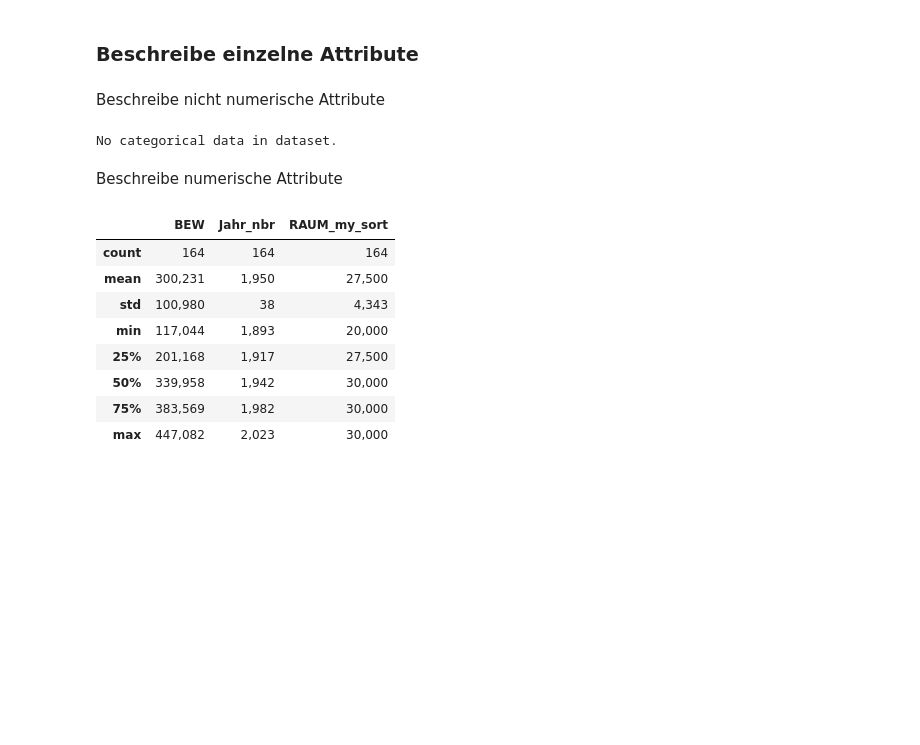
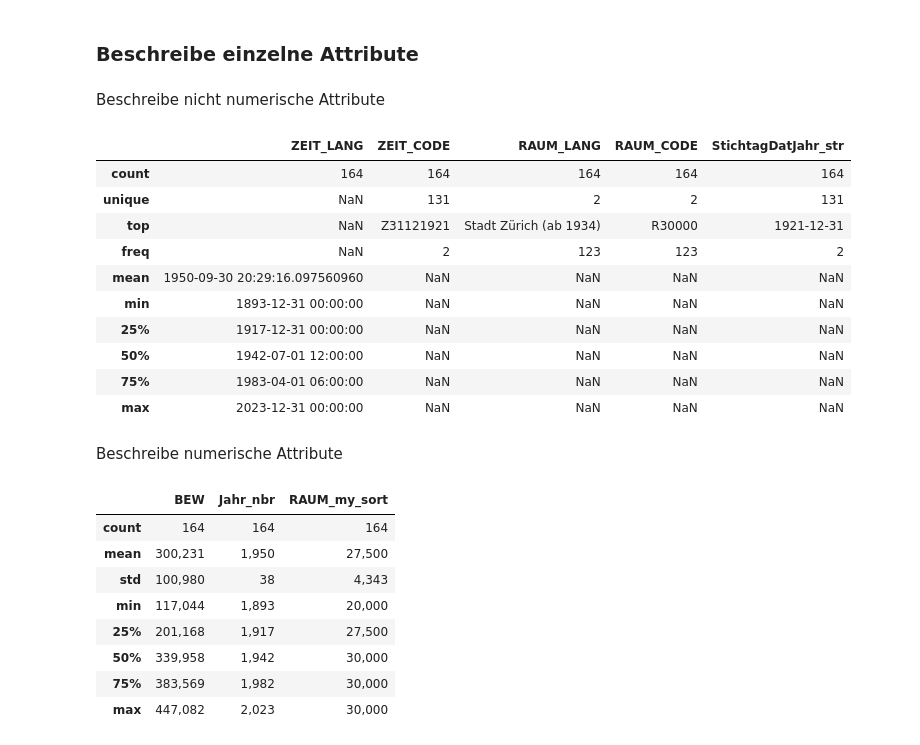
Before and after one commit to DonGoginho/colab, a Jupyter notebook: losd/org_ipynb/bev3243_losd_bev_bestand_jahr_od3243.ipynb, the cells around one changed output. Saved outputs shown, nothing was run; the diff lists cells and outputs as text; code cells hidden in the pictures; blank space fills up the shorter version.

```diff
--- a/losd/org_ipynb/bev3243_losd_bev_bestand_jahr_od3243.ipynb
+++ b/losd/org_ipynb/bev3243_losd_bev_bestand_jahr_od3243.ipynb
@@ -261,12 +261,22 @@ Beschreibe nicht numerische Attribute
 # %%
 # describe non-numerical features
 try:
     with pd.option_context('display.float_format', '{:,.2f}'.format):
-        display(data2betested.describe(exclude='number',datetime_is_numeric=True))
+        display(data2betested.describe(exclude='number'))
 except:
     print("No categorical data in dataset.")
 # %% [output]
-No categorical data in dataset.
+|  | ZEIT_LANG | ZEIT_CODE | RAUM_LANG | RAUM_CODE | StichtagDatJahr_str |
+| count | 164 | 164 | 164 | 164 | 164 |
+| unique | NaN | 131 | 2 | 2 | 131 |
+| top | NaN | Z31121921 | Stadt Zürich (ab 1934) | R30000 | 1921-12-31 |
+| freq | NaN | 2 | 123 | 123 | 2 |
+| mean | 1950-09-30 20:29:16.097560960 | NaN | NaN | NaN | NaN |
+| min | 1893-12-31 00:00:00 | NaN | NaN | NaN | NaN |
+| 25% | 1917-12-31 00:00:00 | NaN | NaN | NaN | NaN |
+| 50% | 1942-07-01 12:00:00 | NaN | NaN | NaN | NaN |
+| 75% | 1983-04-01 06:00:00 | NaN | NaN | NaN | NaN |
+| max | 2023-12-31 00:00:00 | NaN | NaN | NaN | NaN |
 # %% [markdown]
 Beschreibe numerische Attribute
 # %%
```
Also changed, not shown: parts of 6 cells of this notebook, 41 other files.
